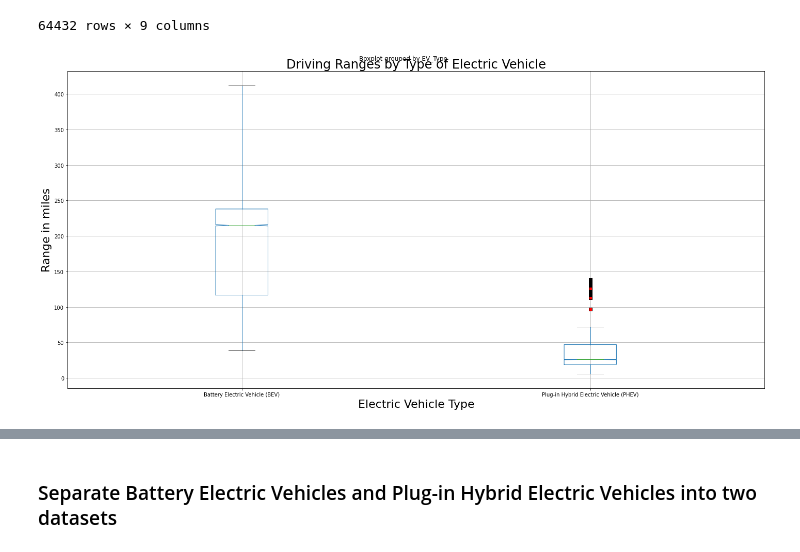
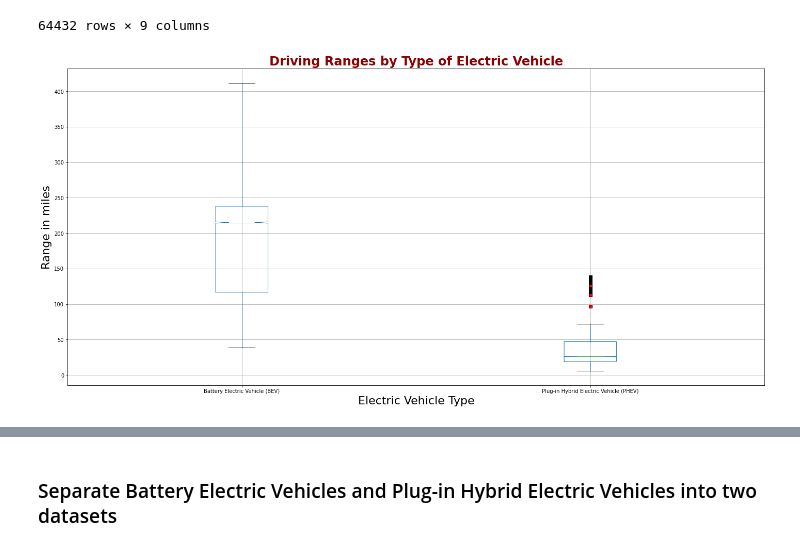
Before and after one commit to fbarillas08/Electric-Vehicles-in-WashingtonState, a Jupyter notebook: Project1_EV_WashingtonState.ipynb, the cells around one changed output, grey strips where cells are left out. Cells and saved outputs as stored; diff of their text form; code cells hidden in the pictures.

```diff
--- a/Project1_EV_WashingtonState.ipynb
+++ b/Project1_EV_WashingtonState.ipynb
@@ -79,18 +80,19 @@ EV_raw_data
 # %%
 # BoxPlot of Driving Range Based on Vehicle Type
 
 red_square = dict(markerfacecolor = 'r', marker ='s')
 
 EV_raw_data.boxplot("Electric_Range", by="EV_Type", figsize = (20,10), notch = True, flierprops = red_square)
 
-plt.title("Driving Ranges by Type of Electric Vehicle",fontdict ={"fontsize":24})
+plt.title("Driving Ranges by Type of Electric Vehicle",fontdict ={"fontsize":24, "color": 'darkred', "weight":'bold'})
+plt.suptitle("")
 plt.xlabel("Electric Vehicle Type", fontdict={"fontsize":22})
 plt.ylabel("Range in miles", fontdict={"fontsize":22})
 plt.tight_layout(pad = 2.0, w_pad = 1.5, h_pad = 2.0)
 
 plt.show()
 # %% [output]
-[figure, old version]
+[figure, new version]
 # %%
 # BoxPlot of Price Range Based on Vehicle Type
 
```
Also changed, not shown: parts of 40 cells of this notebook.
